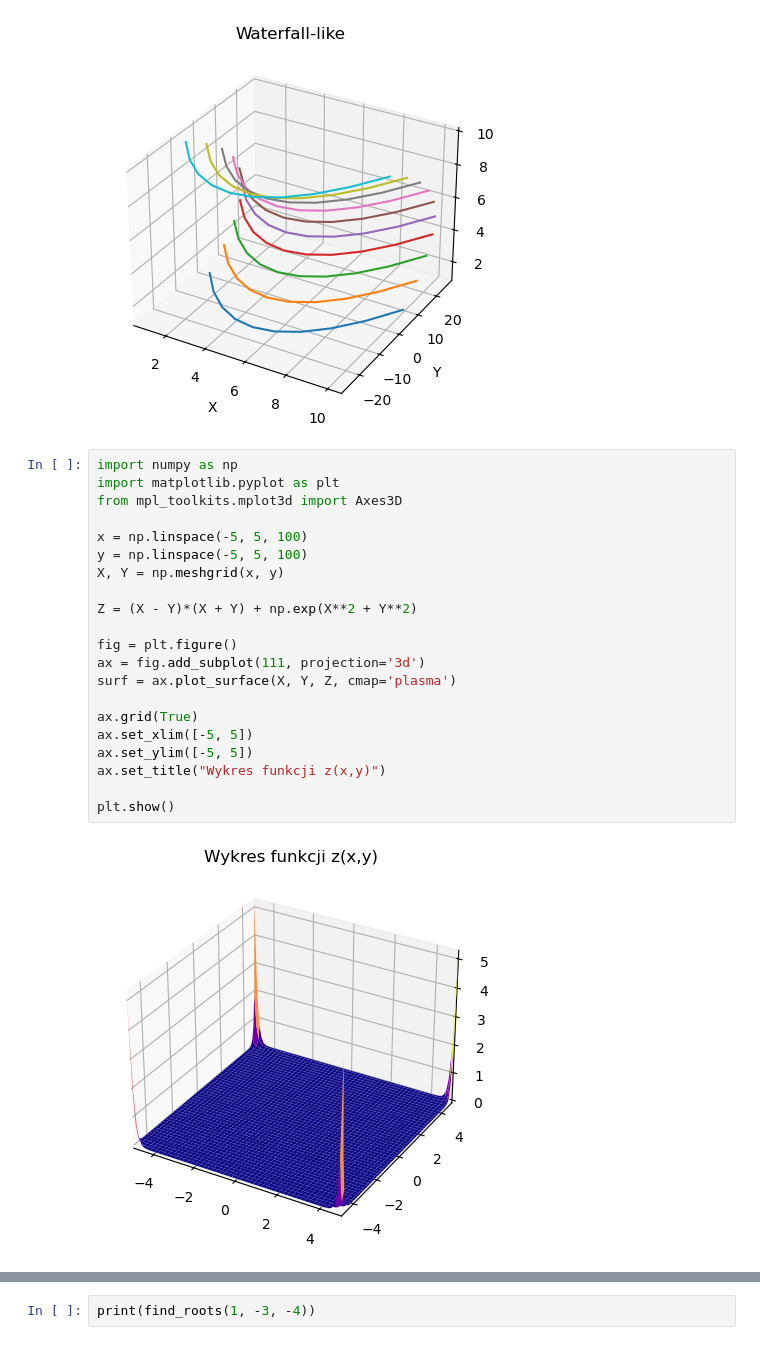
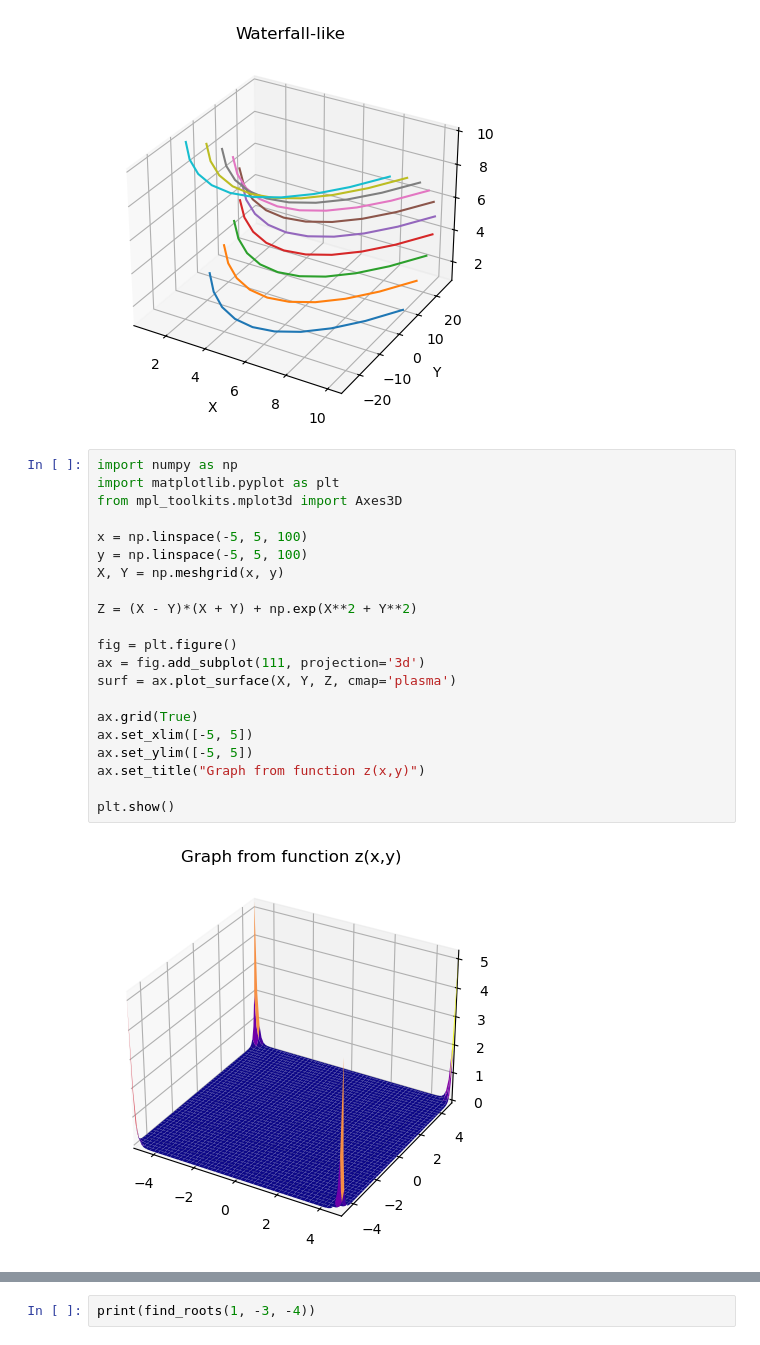
Before and after one commit to Szymon-Stasiak/numericMethods, a Jupyter notebook: Basics.ipynb, the cells around one changed output, grey strips where cells are left out. Drawn from its saved outputs; the diff is of its cells as text.

```diff
--- a/Basics.ipynb
+++ b/Basics.ipynb
@@ -526,26 +526,26 @@ plt.show()
 # %%
 import numpy as np
 import matplotlib.pyplot as plt
 from mpl_toolkits.mplot3d import Axes3D
 
 x = np.linspace(-5, 5, 100)
 y = np.linspace(-5, 5, 100)
 X, Y = np.meshgrid(x, y)
 
 Z = (X - Y)*(X + Y) + np.exp(X**2 + Y**2)
 
 fig = plt.figure()
 ax = fig.add_subplot(111, projection='3d')
 surf = ax.plot_surface(X, Y, Z, cmap='plasma')
 
 ax.grid(True)
 ax.set_xlim([-5, 5])
 ax.set_ylim([-5, 5])
-ax.set_title("Wykres funkcji z(x,y)")
+ax.set_title("Graph from function z(x,y)")
 
 plt.show()
 # %% [output]
-[figure, old version]
+[figure, new version]
 # %%
 x = np.linspace(-5, 5, 100)
 y = np.linspace(-5, 5, 100)
```
Also changed, not shown: parts of 11 cells of this notebook.
